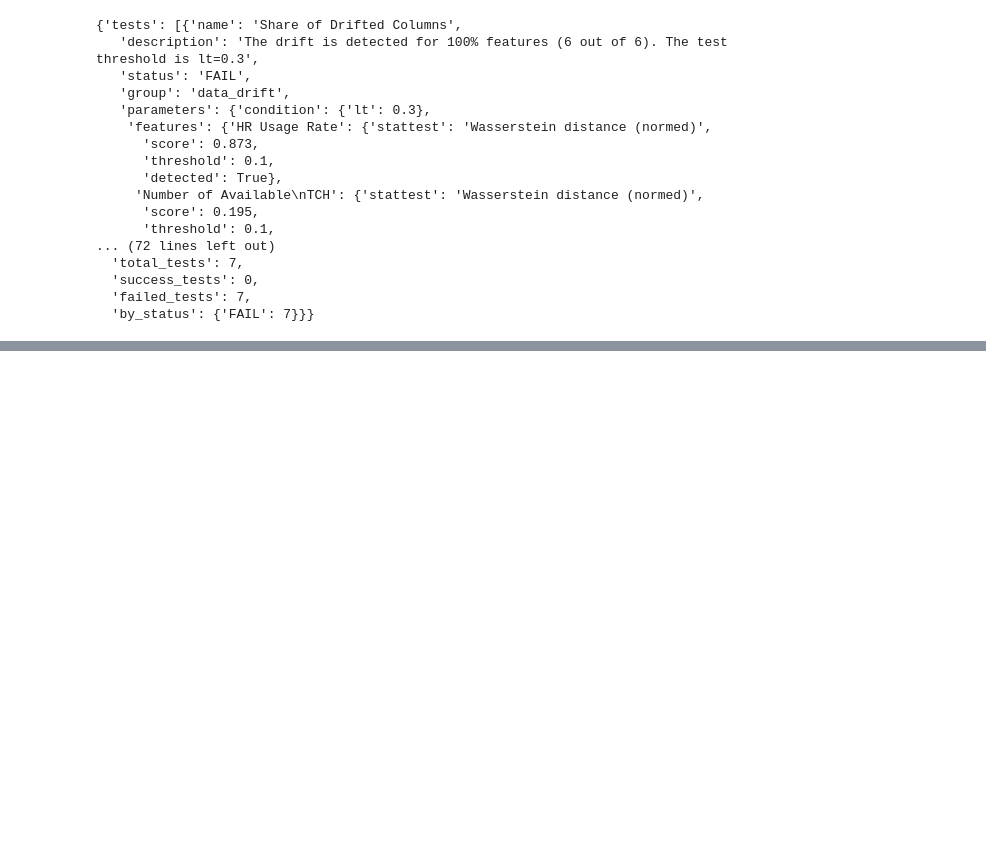
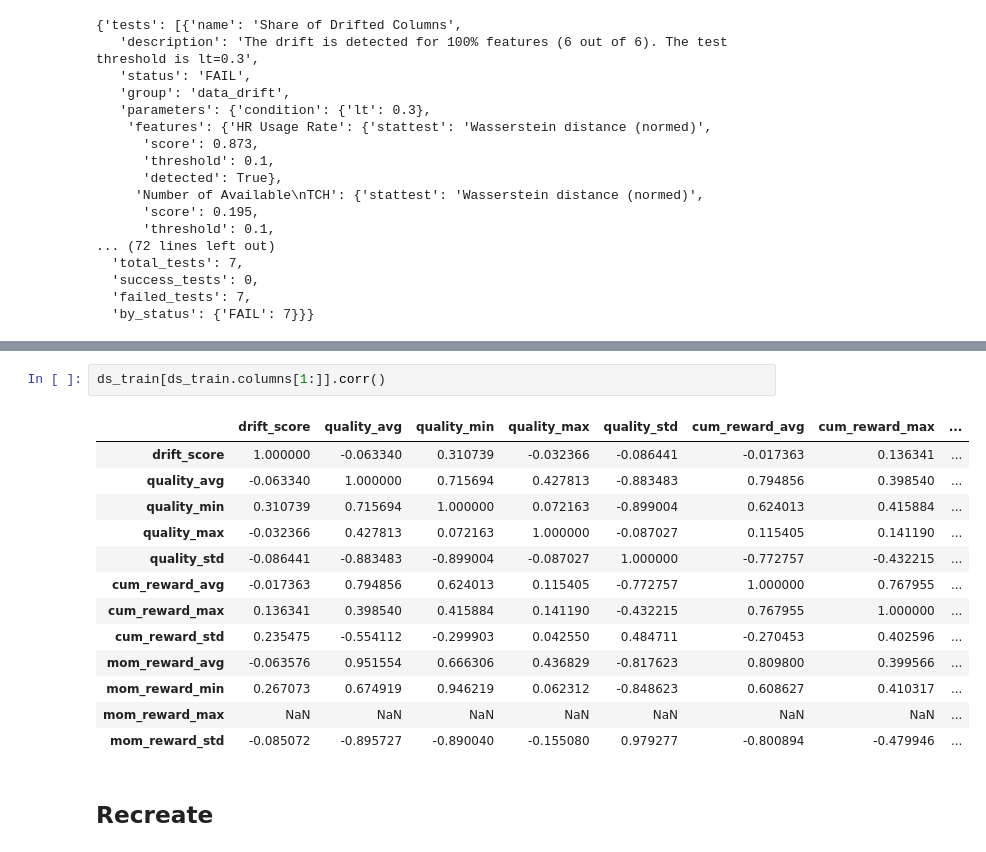
Before and after one commit to S-M157/Bachelor, a Jupyter notebook: DataDrift.ipynb, the cells around one changed output, grey strips where cells are left out. Cells and saved outputs as stored; diff of their text form; blank space fills up the shorter version.

```diff
--- a/DataDrift.ipynb
+++ b/DataDrift.ipynb
@@ -259,0 +422,18 @@ data_drift_report.show()
+# %%
+ds_train[ds_train.columns[1:]].corr()
+# %% [output]
+|  | drift_score | quality_avg | quality_min | quality_max | quality_std | cum_reward_avg | cum_reward_max | ... |
+| drift_score | 1.000000 | -0.063340 | 0.310739 | -0.032366 | -0.086441 | -0.017363 | 0.136341 | ... |
+| quality_avg | -0.063340 | 1.000000 | 0.715694 | 0.427813 | -0.883483 | 0.794856 | 0.398540 | ... |
+| quality_min | 0.310739 | 0.715694 | 1.000000 | 0.072163 | -0.899004 | 0.624013 | 0.415884 | ... |
+| quality_max | -0.032366 | 0.427813 | 0.072163 | 1.000000 | -0.087027 | 0.115405 | 0.141190 | ... |
+| quality_std | -0.086441 | -0.883483 | -0.899004 | -0.087027 | 1.000000 | -0.772757 | -0.432215 | ... |
+| cum_reward_avg | -0.017363 | 0.794856 | 0.624013 | 0.115405 | -0.772757 | 1.000000 | 0.767955 | ... |
+| cum_reward_max | 0.136341 | 0.398540 | 0.415884 | 0.141190 | -0.432215 | 0.767955 | 1.000000 | ... |
+| cum_reward_std | 0.235475 | -0.554112 | -0.299903 | 0.042550 | 0.484711 | -0.270453 | 0.402596 | ... |
+| mom_reward_avg | -0.063576 | 0.951554 | 0.666306 | 0.436829 | -0.817623 | 0.809800 | 0.399566 | ... |
+| mom_reward_min | 0.267073 | 0.674919 | 0.946219 | 0.062312 | -0.848623 | 0.608627 | 0.410317 | ... |
+| mom_reward_max | NaN | NaN | NaN | NaN | NaN | NaN | NaN | ... |
+| mom_reward_std | -0.085072 | -0.895727 | -0.890040 | -0.155080 | 0.979277 | -0.800894 | -0.479946 | ... |
+# %% [markdown]
+## Recreate
```
Also changed, not shown: parts of 18 cells of this notebook.
